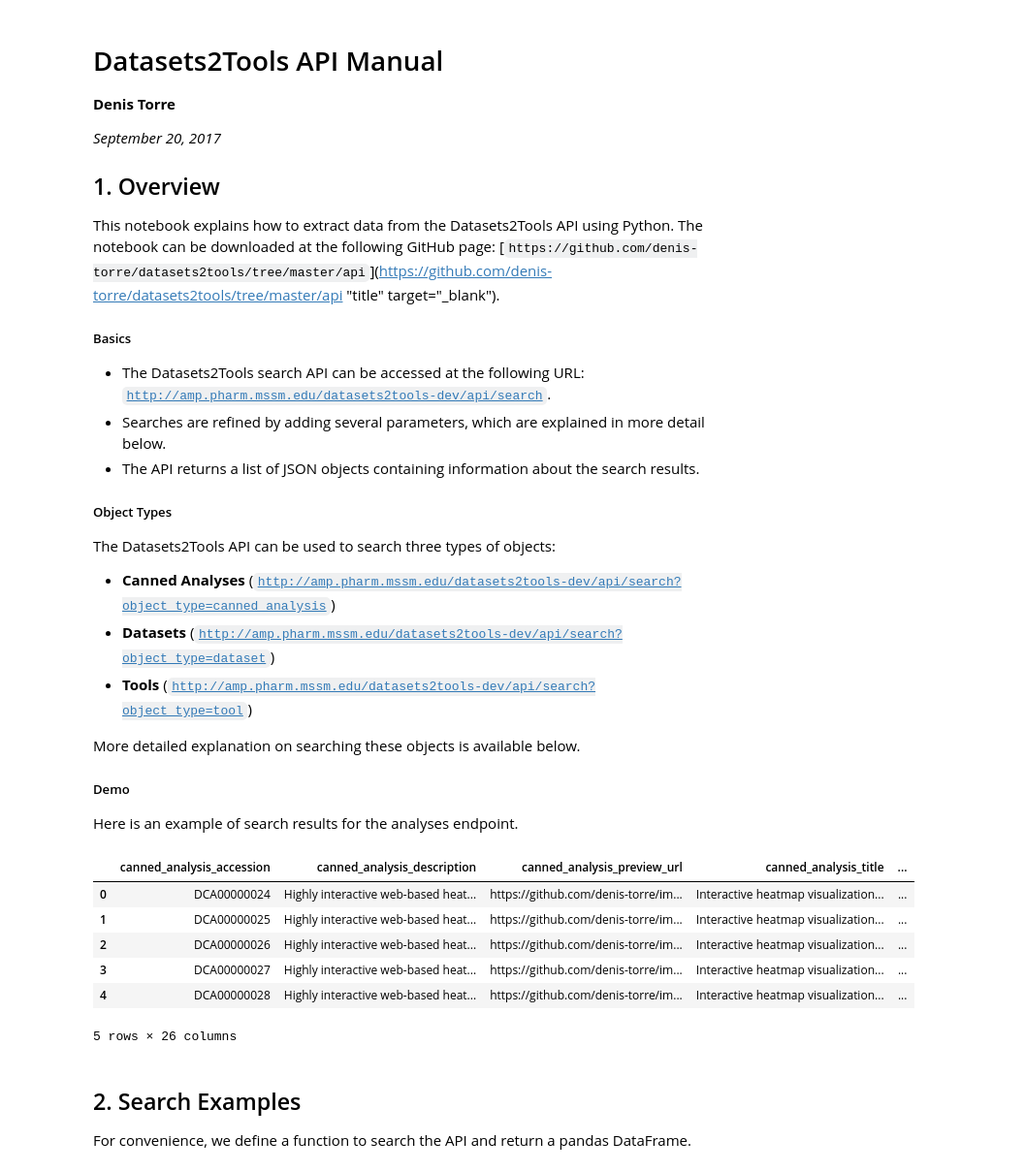
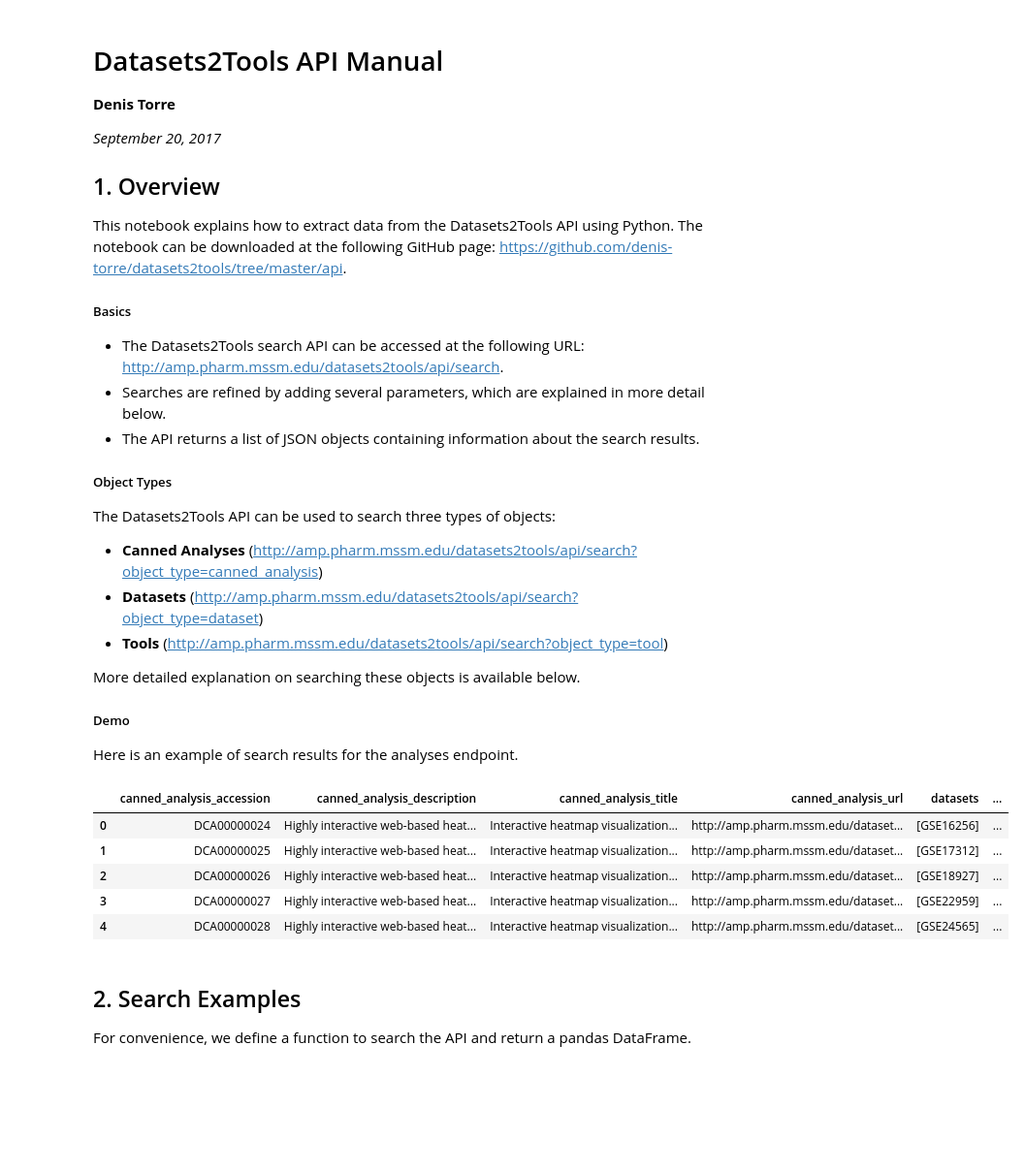
Before and after one commit to MaayanLab/datasets2tools, a Jupyter notebook: api/Datasets2Tools API Manual.ipynb, the cells around one changed output. Shown at 97% size. Drawn from its saved outputs; the diff is of its cells as text; code cells hidden in the pictures; blank space fills up the shorter version.

```diff
--- a/api/Datasets2Tools API Manual.ipynb
+++ b/api/Datasets2Tools API Manual.ipynb
@@ -5,18 +5,18 @@
 *September 20, 2017*
 
 ## 1. Overview
-This notebook explains how to extract data from the Datasets2Tools API using Python.  The notebook can be downloaded at the following GitHub page: [`https://github.com/denis-torre/datasets2tools/tree/master/api`](https://github.com/denis-torre/datasets2tools/tree/master/api "title" target="_blank").
+This notebook explains how to extract data from the Datasets2Tools API using Python.  The notebook can be downloaded at the following GitHub page: https://github.com/denis-torre/datasets2tools/tree/master/api.
 
 ##### Basics
-- The Datasets2Tools search API can be accessed at the following URL: [`http://amp.pharm.mssm.edu/datasets2tools-dev/api/search`](http://amp.pharm.mssm.edu/datasets2tools-dev/api/search).
+- The Datasets2Tools search API can be accessed at the following URL: http://amp.pharm.mssm.edu/datasets2tools/api/search.
 - Searches are refined by adding several parameters, which are explained in more detail below.
 - The API returns a list of JSON objects containing information about the search results.
 
 ##### Object Types
 The Datasets2Tools API can be used to search three types of objects:
-- **Canned Analyses** ([`http://amp.pharm.mssm.edu/datasets2tools-dev/api/search?object_type=canned_analysis`](http://amp.pharm.mssm.edu/datasets2tools-dev/api/search?object_type=canned_analysis))
-- **Datasets** ([`http://amp.pharm.mssm.edu/datasets2tools-dev/api/search?object_type=dataset`](http://amp.pharm.mssm.edu/datasets2tools-dev/api/search?object_type=dataset))
-- **Tools** ([`http://amp.pharm.mssm.edu/datasets2tools-dev/api/search?object_type=tool`](http://amp.pharm.mssm.edu/datasets2tools-dev/api/search?object_type=tool))
+- **Canned Analyses** (http://amp.pharm.mssm.edu/datasets2tools/api/search?object_type=canned_analysis)
+- **Datasets** (http://amp.pharm.mssm.edu/datasets2tools/api/search?object_type=dataset)
+- **Tools** (http://amp.pharm.mssm.edu/datasets2tools/api/search?object_type=tool)
 
 More detailed explanation on searching these objects is available below.
 
@@ -25,35 +25,34 @@ Here is an example of search results for the analyses endpoint.
 # %%
 # Import modules
 import json
 import requests
 import pandas as pd
 
 # Get API URL
-url = 'http://amp.pharm.mssm.edu/datasets2tools-dev/api/search'
+url = 'http://amp.pharm.mssm.edu/datasets2tools/api/search'
 
 # Search 5 analyses
 data = {
     'object_type': 'canned_analysis',
     'page_size': 5
 }
 
 # Get response
 response = requests.post(url, params=data)
 
 # Read response
 results = json.loads(response.text)
 
 # Convert to dataframe
 results_dataframe = pd.DataFrame(results)
 results_dataframe
 # %% [output]
-|  | canned_analysis_accession | canned_analysis_description | canned_analysis_preview_url | canned_analysis_title | ... |
-| 0 | DCA00000024 | Highly interactive web-based heat... | https://github.com/denis-torre/im... | Interactive heatmap visualization... | ... |
-| 1 | DCA00000025 | Highly interactive web-based heat... | https://github.com/denis-torre/im... | Interactive heatmap visualization... | ... |
-| 2 | DCA00000026 | Highly interactive web-based heat... | https://github.com/denis-torre/im... | Interactive heatmap visualization... | ... |
-| 3 | DCA00000027 | Highly interactive web-based heat... | https://github.com/denis-torre/im... | Interactive heatmap visualization... | ... |
-| 4 | DCA00000028 | Highly interactive web-based heat... | https://github.com/denis-torre/im... | Interactive heatmap visualization... | ... |
+|  | canned_analysis_accession | canned_analysis_description | canned_analysis_title | canned_analysis_url | datasets | ... |
+| 0 | DCA00000024 | Highly interactive web-based heat... | Interactive heatmap visualization... | http://amp.pharm.mssm.edu/dataset... | [GSE16256] | ... |
+| 1 | DCA00000025 | Highly interactive web-based heat... | Interactive heatmap visualization... | http://amp.pharm.mssm.edu/dataset... | [GSE17312] | ... |
+| 2 | DCA00000026 | Highly interactive web-based heat... | Interactive heatmap visualization... | http://amp.pharm.mssm.edu/dataset... | [GSE18927] | ... |
+| 3 | DCA00000027 | Highly interactive web-based heat... | Interactive heatmap visualization... | http://amp.pharm.mssm.edu/dataset... | [GSE22959] | ... |
+| 4 | DCA00000028 | Highly interactive web-based heat... | Interactive heatmap visualization... | http://amp.pharm.mssm.edu/dataset... | [GSE24565] | ... |
-5 rows × 26 columns
 # %% [markdown]
 ## 2. Search Examples
 For convenience, we define a function to search the API and return a pandas DataFrame.
```
Also changed, not shown: parts of 5 cells of this notebook, 2 other files.
